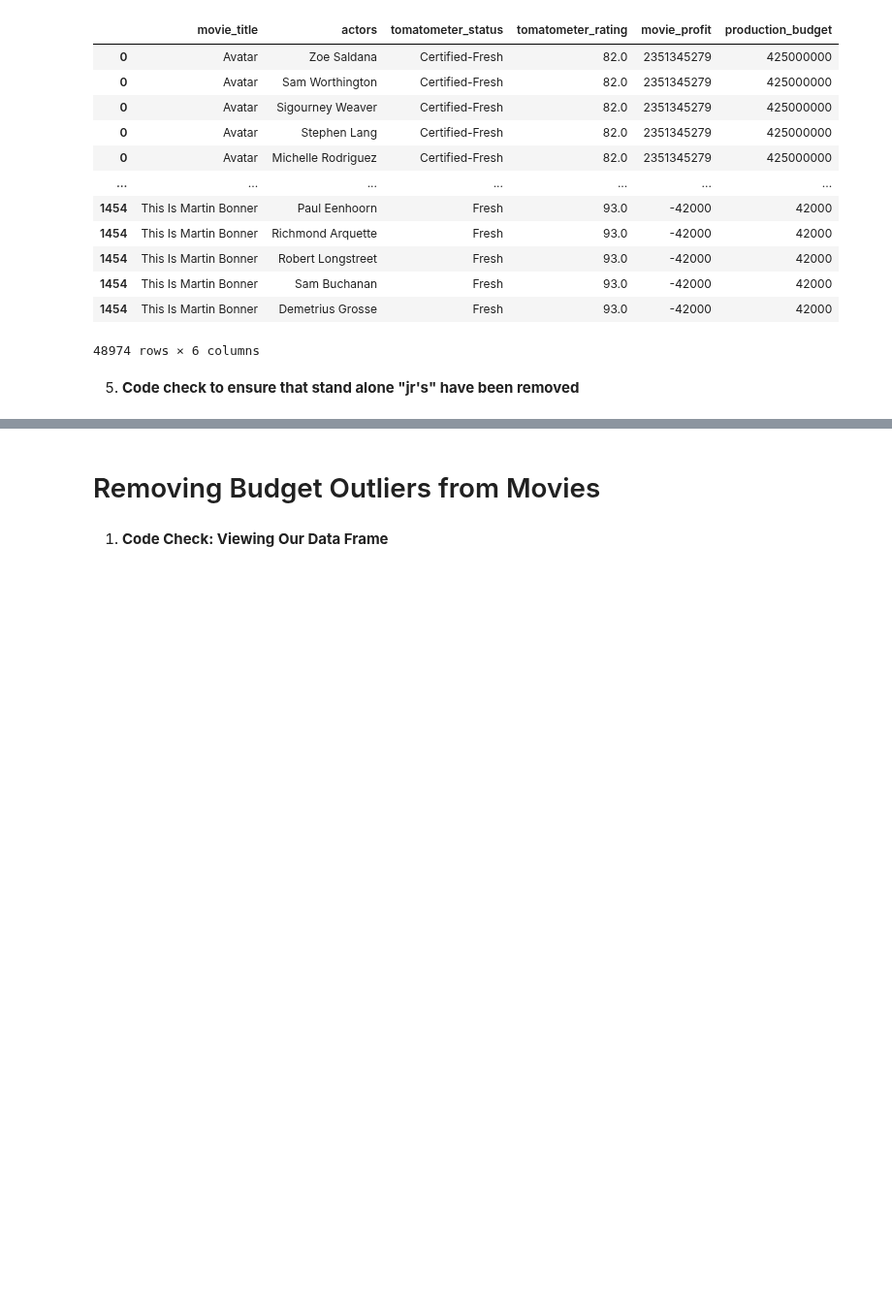
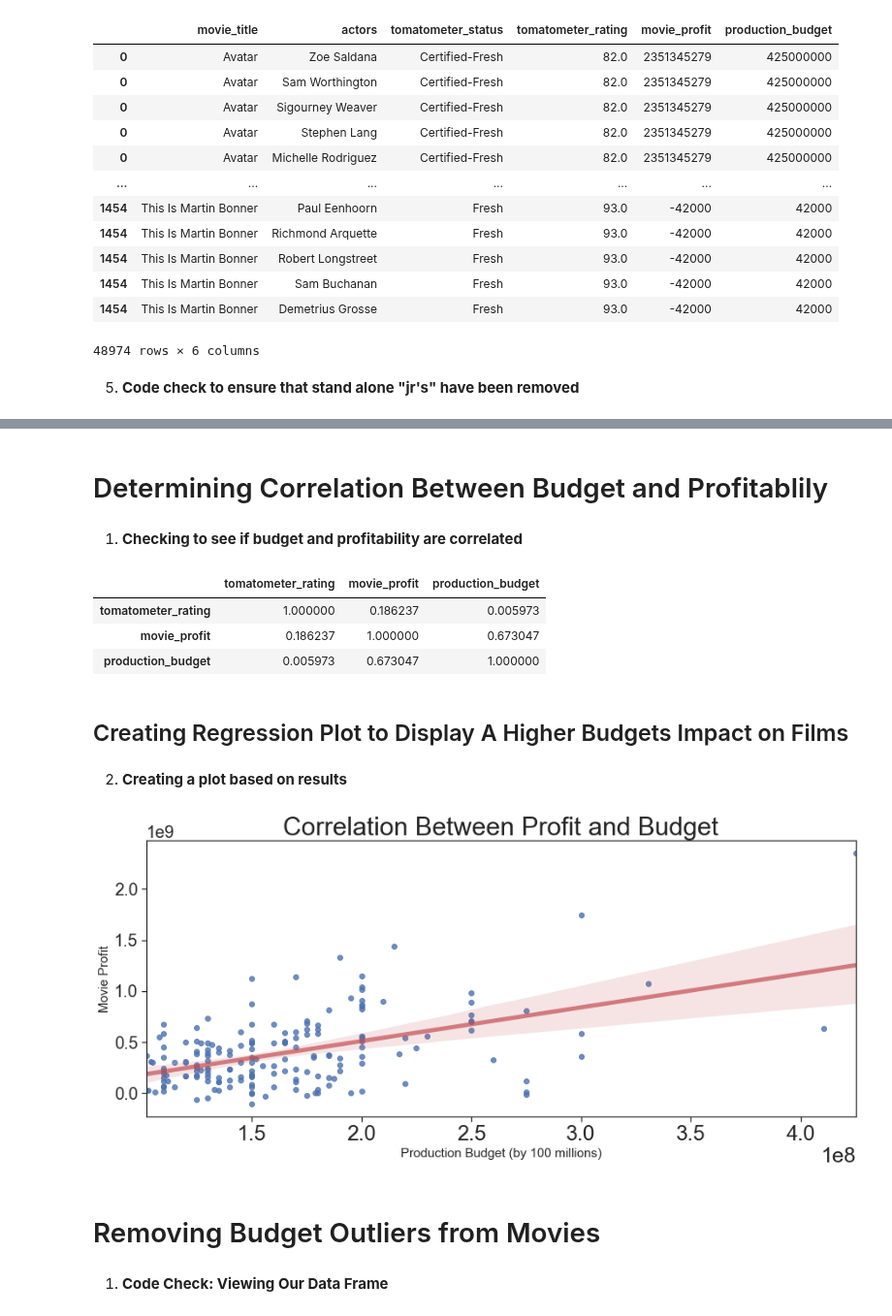
Before and after one commit to jchandleroneal/microsoft-movie-analysis, a Jupyter notebook: movie_analysis.ipynb, the cells around one changed output, grey strips where cells are left out. Shown at 97% size. Drawn from its saved outputs; the diff is of its cells as text; code cells hidden in the pictures; blank space fills up the shorter version.

```diff
--- a/movie_analysis.ipynb
+++ b/movie_analysis.ipynb
@@ -331,4 +331,33 @@ duplicateRowsDF['actors'].value_counts().head(10)
 Name: actors, dtype: int64
+# %% [markdown]
+# Determining Correlation Between Budget and Profitablily
+# %% [markdown]
+1. **Checking to see if budget and profitability are correlated**
+# %%
+movie_actor_budget.corr()
+# %% [output]
+|  | tomatometer_rating | movie_profit | production_budget |
+| tomatometer_rating | 1.000000 | 0.186237 | 0.005973 |
+| movie_profit | 0.186237 | 1.000000 | 0.673047 |
+| production_budget | 0.005973 | 0.673047 | 1.000000 |
+# %% [markdown]
+## Creating Regression Plot to Display A Higher Budgets Impact on Films
+# %% [markdown]
+2. **Creating a plot based on results**
+# %%
+viz_frame2 = movie_actor_budget[movie_actor_budget.production_budget > 100000000]
+x = viz_frame2.production_budget
+y = viz_frame2.movie_profit
+
+fig, ax = plt.subplots(figsize=(15,6))
+sns.regplot(x,y, line_kws={"color":"r","alpha":0.7,"lw":5})
+
+ax.set_title('Correlation Between Profit and Budget', fontsize=30)
+
+ax.set_xlabel('Production Budget (by 100 millions)', fontsize=15)
+ax.set_ylabel('Movie Profit', fontsize=15);
+# %% [output]
+[figure, added]
 # %% [markdown]
 # Removing Budget Outliers from Movies
 # %% [markdown]
```
Also changed, not shown: parts of 3 cells of this notebook, 1 other file.
